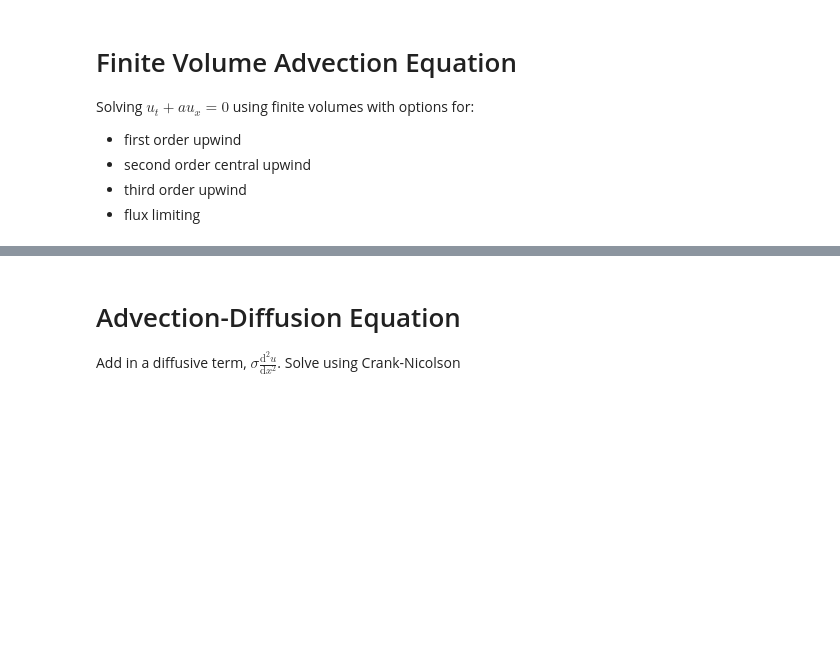
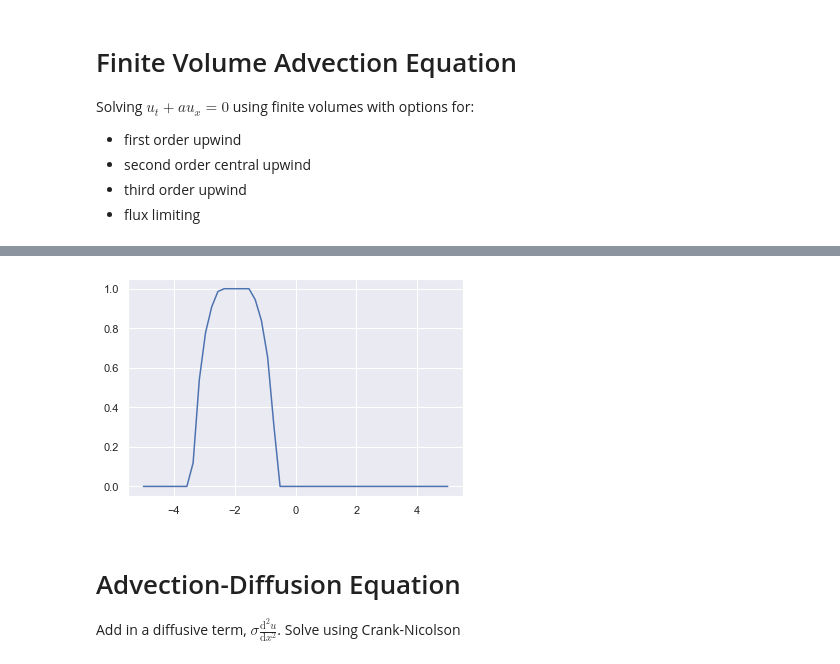
Before and after one commit to Tom271/InteractingParticleSystems, a Jupyter notebook: AdvectionConstCoeff.ipynb, the cells around one changed output, grey strips where cells are left out. Saved outputs shown, nothing was run; the diff lists cells and outputs as text; code cells hidden in the pictures; blank space fills up the shorter version.

```diff
--- a/AdvectionConstCoeff.ipynb
+++ b/AdvectionConstCoeff.ipynb
@@ -162,3 +175,19 @@ flux_limited_upwind mass loss was 0.00000%
+# %%
+def bump(x,a):
+    f = np.zeros(len(x))
+    for i in range(len(x)):
+        if a <= np.abs(x[i]) <= a+1:
+            f[i] = np.exp(1/(x[i]**2-(a+1)**2))/np.exp( 1/(a**2-(a+1)**2))
+        elif np.abs(x[i]) < a:
+            f[i] = 1
+        else:
+            f[i] = 0
+    return f
+x = np.linspace(-5,5)
+plt.plot(x,bump(x+2,0.5))
+plt.show()
+# %% [output]
+[figure, added]
 # %% [markdown]
 # Advection-Diffusion Equation
 Add in a diffusive term, $\sigma \frac{\mathrm{d}^2 u}{\mathrm{d}x^2}$. Solve using Crank-Nicolson
```
Also changed, not shown: parts of 10 cells of this notebook, 19 other files.
